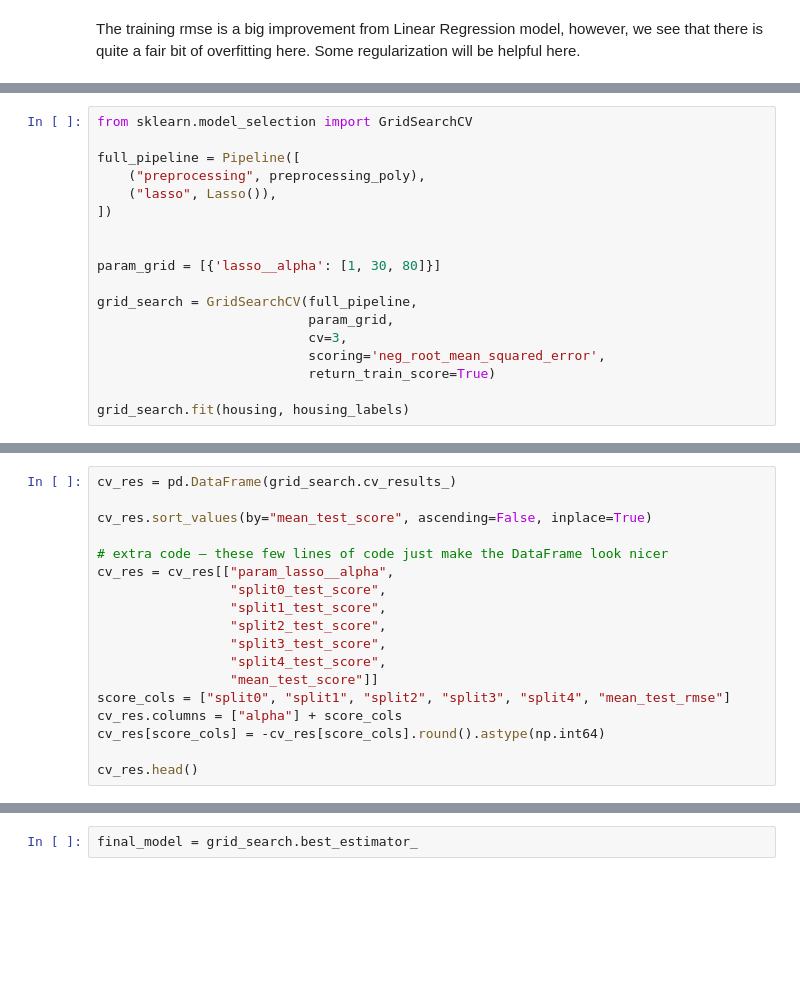
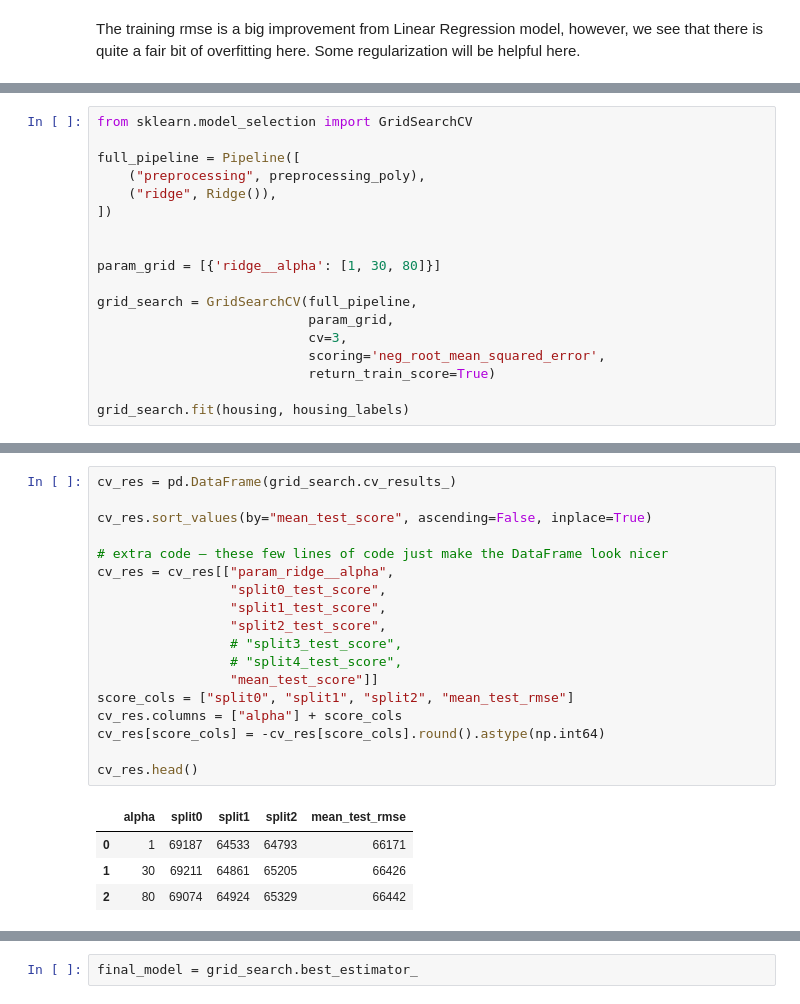
Before and after one commit to nyp-sit/agods, a Jupyter notebook: day5/2.end-to-end-ml-process.ipynb, the cells around one changed output, grey strips where cells are left out. Saved outputs shown, nothing was run; the diff lists cells and outputs as text; blank space fills up the shorter version.

```diff
--- a/day5/2.end-to-end-ml-process.ipynb
+++ b/day5/2.end-to-end-ml-process.ipynb
@@ -629,11 +952,11 @@ from sklearn.model_selection import GridSearchCV
 
 full_pipeline = Pipeline([
     ("preprocessing", preprocessing_poly),
-    ("lasso", Lasso()),
+    ("ridge", Ridge()),
 ])
 
 
-param_grid = [{'lasso__alpha': [1, 30, 80]}]
+param_grid = [{'ridge__alpha': [1, 30, 80]}]
 
 grid_search = GridSearchCV(full_pipeline,
                            param_grid,
@@ -648,19 +992,24 @@ print('best score:', -(grid_search.best_score_))
 # %%
 cv_res = pd.DataFrame(grid_search.cv_results_)
 
 cv_res.sort_values(by="mean_test_score", ascending=False, inplace=True)
 
 # extra code – these few lines of code just make the DataFrame look nicer
-cv_res = cv_res[["param_lasso__alpha",
+cv_res = cv_res[["param_ridge__alpha",
                  "split0_test_score",
                  "split1_test_score",
                  "split2_test_score",
-                 "split3_test_score",
-                 "split4_test_score",
+                 # "split3_test_score",
+                 # "split4_test_score",
                  "mean_test_score"]]
-score_cols = ["split0", "split1", "split2", "split3", "split4", "mean_test_rmse"]
+score_cols = ["split0", "split1", "split2", "mean_test_rmse"]
 cv_res.columns = ["alpha"] + score_cols
 cv_res[score_cols] = -cv_res[score_cols].round().astype(np.int64)
 
 cv_res.head()
+# %% [output]
+|  | alpha | split0 | split1 | split2 | mean_test_rmse |
+| 0 | 1 | 69187 | 64533 | 64793 | 66171 |
+| 1 | 30 | 69211 | 64861 | 65205 | 66426 |
+| 2 | 80 | 69074 | 64924 | 65329 | 66442 |
 # %%
```
Also changed, not shown: parts of 70 cells of this notebook.
